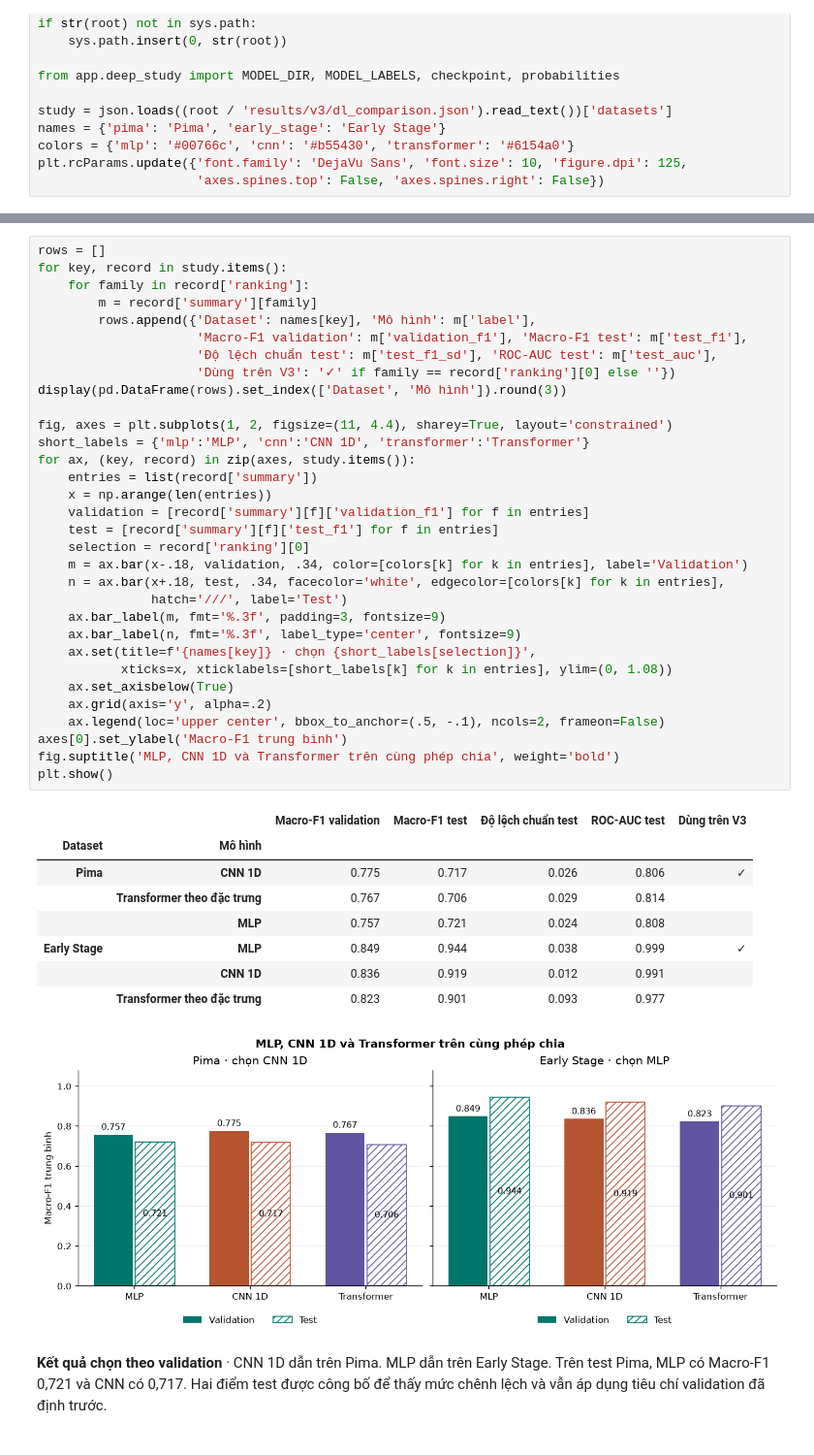
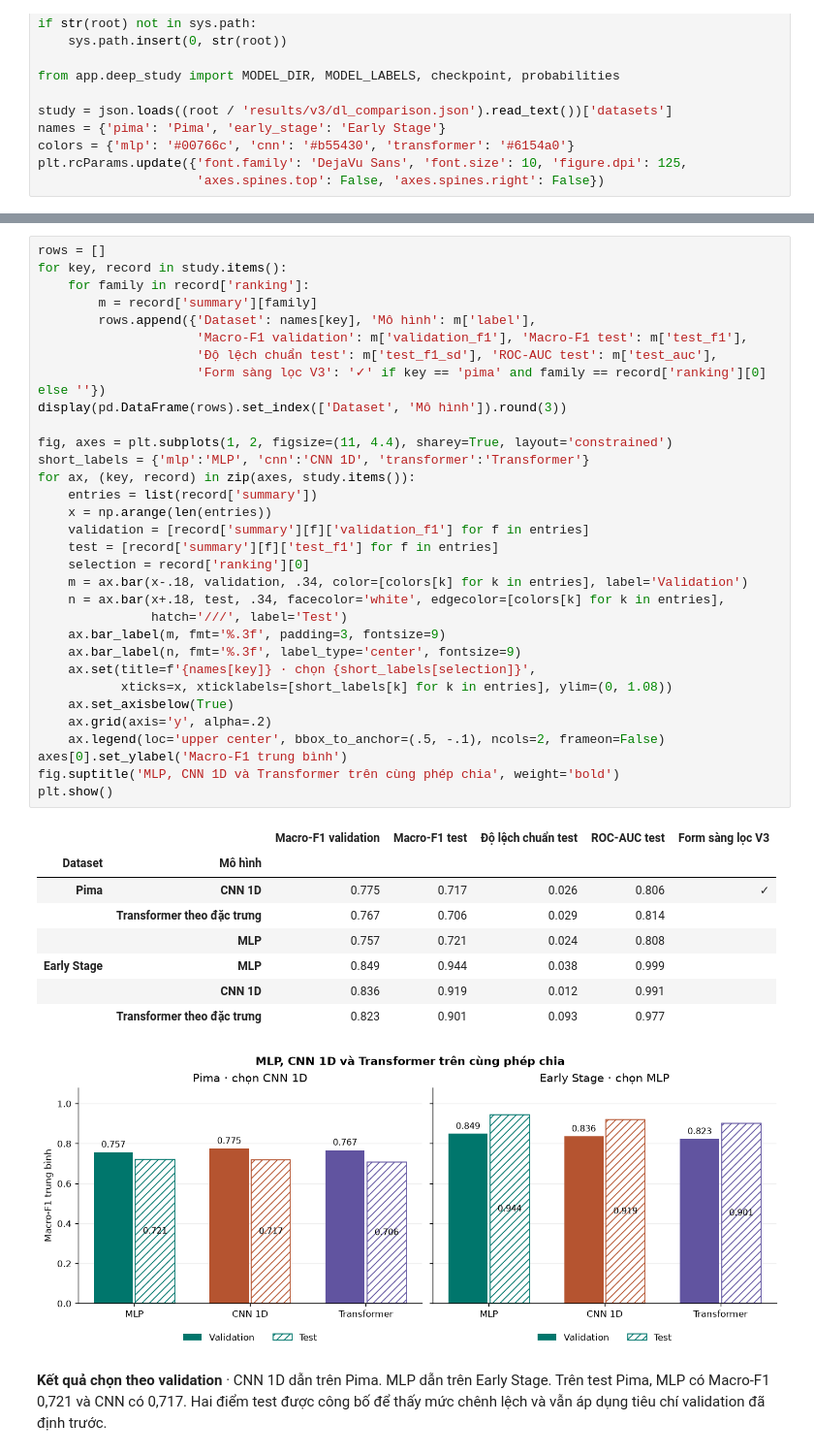
Before and after one commit to jellalaz/He_Thong_Thong_Minh_Thay_Que, a Jupyter notebook: notebooks/tieuluan_final_06_02_giangkt_v3.ipynb, the cells around one changed output, grey strips where cells are left out. Shown at 97% size. Drawn from its saved outputs; the diff is of its cells as text.

Commit message:
Make binary Pima screening the primary V3 prediction demo

```diff
--- a/notebooks/tieuluan_final_06_02_giangkt_v3.ipynb
+++ b/notebooks/tieuluan_final_06_02_giangkt_v3.ipynb
@@ -100,40 +36,40 @@ rows = []
 for key, record in study.items():
     for family in record['ranking']:
         m = record['summary'][family]
         rows.append({'Dataset': names[key], 'Mô hình': m['label'],
                      'Macro-F1 validation': m['validation_f1'], 'Macro-F1 test': m['test_f1'],
                      'Độ lệch chuẩn test': m['test_f1_sd'], 'ROC-AUC test': m['test_auc'],
-                     'Dùng trên V3': '✓' if family == record['ranking'][0] else ''})
+                     'Form sàng lọc V3': '✓' if key == 'pima' and family == record['ranking'][0] else ''})
 display(pd.DataFrame(rows).set_index(['Dataset', 'Mô hình']).round(3))
 
 fig, axes = plt.subplots(1, 2, figsize=(11, 4.4), sharey=True, layout='constrained')
 short_labels = {'mlp':'MLP', 'cnn':'CNN 1D', 'transformer':'Transformer'}
 for ax, (key, record) in zip(axes, study.items()):
     entries = list(record['summary'])
     x = np.arange(len(entries))
     validation = [record['summary'][f]['validation_f1'] for f in entries]
     test = [record['summary'][f]['test_f1'] for f in entries]
     selection = record['ranking'][0]
     m = ax.bar(x-.18, validation, .34, color=[colors[k] for k in entries], label='Validation')
     n = ax.bar(x+.18, test, .34, facecolor='white', edgecolor=[colors[k] for k in entries],
                hatch='///', label='Test')
     ax.bar_label(m, fmt='%.3f', padding=3, fontsize=9)
     ax.bar_label(n, fmt='%.3f', label_type='center', fontsize=9)
     ax.set(title=f'{names[key]} · chọn {short_labels[selection]}',
            xticks=x, xticklabels=[short_labels[k] for k in entries], ylim=(0, 1.08))
     ax.set_axisbelow(True)
     ax.grid(axis='y', alpha=.2)
     ax.legend(loc='upper center', bbox_to_anchor=(.5, -.1), ncols=2, frameon=False)
 axes[0].set_ylabel('Macro-F1 trung bình')
 fig.suptitle('MLP, CNN 1D và Transformer trên cùng phép chia', weight='bold')
 plt.show()
 # %% [output]
-|  |  | Macro-F1 validation | Macro-F1 test | Độ lệch chuẩn test | ROC-AUC test | Dùng trên V3 |
+|  |  | Macro-F1 validation | Macro-F1 test | Độ lệch chuẩn test | ROC-AUC test | Form sàng lọc V3 |
 | Dataset | Mô hình |  |  |  |  |  |
 | Pima | CNN 1D | 0.775 | 0.717 | 0.026 | 0.806 | ✓ |
 |  | Transformer theo đặc trưng | 0.767 | 0.706 | 0.029 | 0.814 |  |
 |  | MLP | 0.757 | 0.721 | 0.024 | 0.808 |  |
-| Early Stage | MLP | 0.849 | 0.944 | 0.038 | 0.999 | ✓ |
+| Early Stage | MLP | 0.849 | 0.944 | 0.038 | 0.999 |  |
 |  | CNN 1D | 0.836 | 0.919 | 0.012 | 0.991 |  |
 |  | Transformer theo đặc trưng | 0.823 | 0.901 | 0.093 | 0.977 |  |
 [figure]
```
Also changed, not shown: parts of 9 cells of this notebook, 9 other files.
